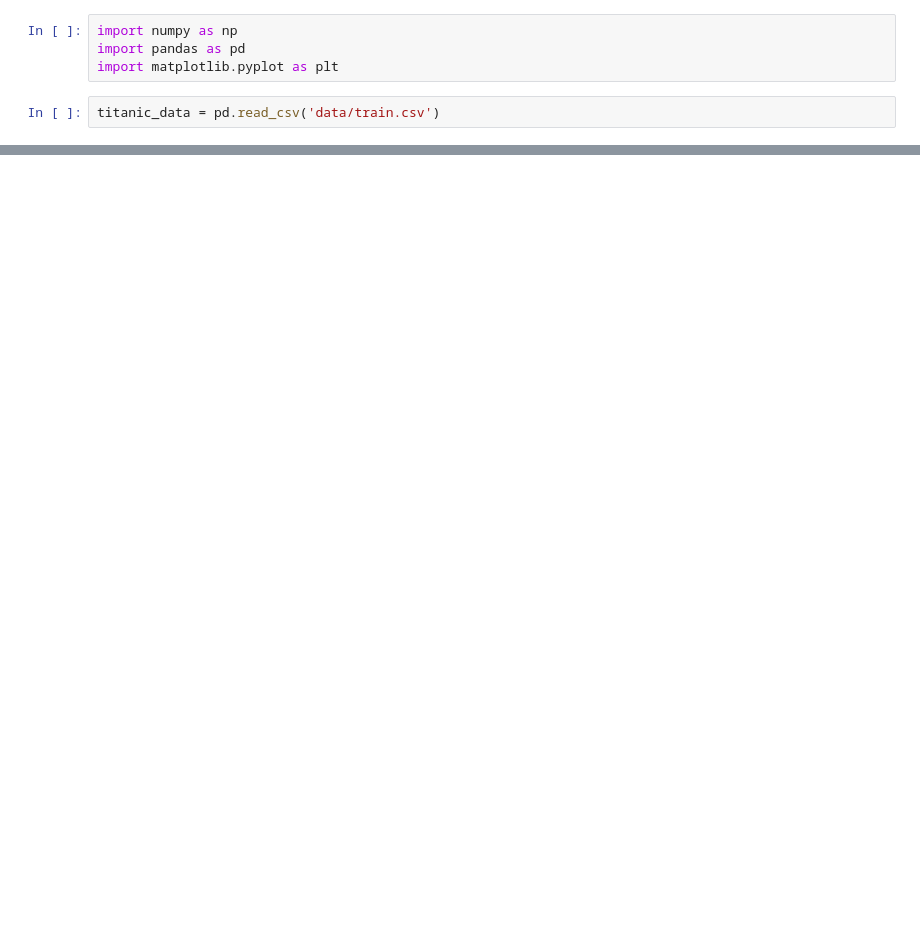
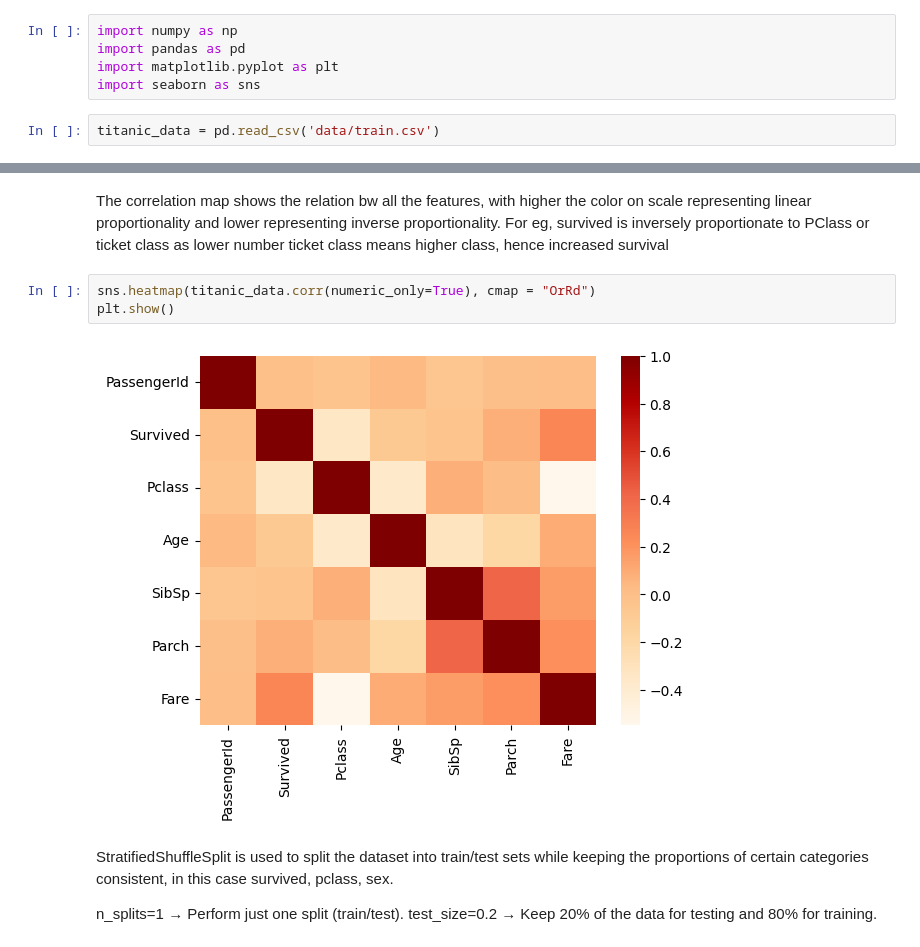
Before and after one commit to WesselBoi/Titanic_Survival_Prediction, a Jupyter notebook: main.ipynb, the cells around one changed output, grey strips where cells are left out. Cells and saved outputs as stored; diff of their text form; blank space fills up the shorter version.

```diff
--- a/main.ipynb
+++ b/main.ipynb
@@ -2,6 +2,7 @@
 import numpy as np
 import pandas as pd
 import matplotlib.pyplot as plt
+import seaborn as sns
 # %%
 titanic_data = pd.read_csv('data/train.csv')
 # %%
@@ -13,3 +14,16 @@ titanic_data.head()
 | 2 | 3 | 1 | 3 | Heikkinen, Miss. Laina | female | 26.0 | 0 | 0 | STON/O2. 3101282 | 7.9250 | ... |
 | 3 | 4 | 1 | 1 | Futrelle, Mrs. Jacques Heath (Lil... | female | 35.0 | 1 | 0 | 113803 | 53.1000 | ... |
 | 4 | 5 | 0 | 3 | Allen, Mr. William Henry | male | 35.0 | 0 | 0 | 373450 | 8.0500 | ... |
+# %% [markdown]
+The correlation map shows the relation bw all the features, with higher the color on scale representing linear proportionality and lower representing inverse proportionality.
+For eg, survived is inversely proportionate to PClass or ticket class as lower number ticket class means higher class, hence increased survival
+# %%
+sns.heatmap(titanic_data.corr(numeric_only=True), cmap = "OrRd")
+plt.show()
+# %% [output]
+[figure, added]
+# %% [markdown]
+StratifiedShuffleSplit is used to split the dataset into train/test sets while keeping the proportions of certain categories consistent, in this case  survived, pclass, sex.
+
+n_splits=1 → Perform just one split (train/test).
+test_size=0.2 → Keep 20% of the data for testing and 80% for training.
```
Also changed, not shown: parts of 11 cells of this notebook, 1 other file.
